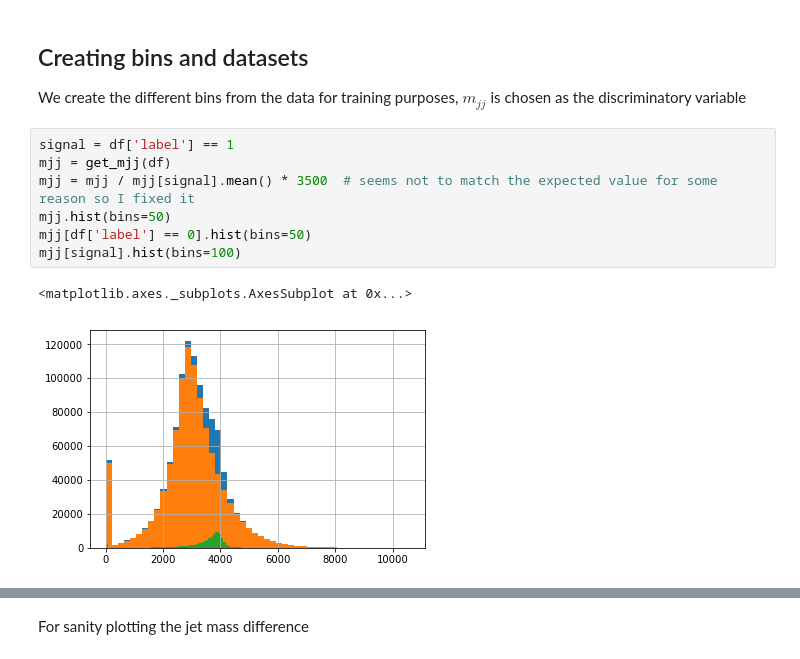
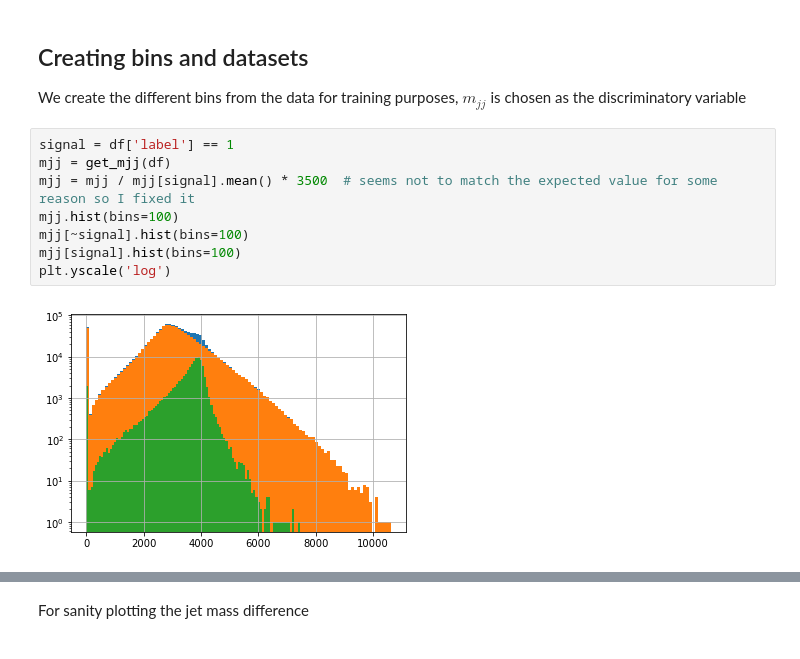
Before and after one commit to RotemMayo/NAF, a Jupyter notebook: ML4Jets.ipynb, the cells around one changed output, grey strips where cells are left out. Cells and saved outputs as stored; diff of their text form.

```diff
--- a/ML4Jets.ipynb
+++ b/ML4Jets.ipynb
@@ -320,12 +319,12 @@ We create the different bins from the data for training purposes, $m_{jj}$ is ch
 # %%
 signal = df['label'] == 1
 mjj = get_mjj(df)
 mjj = mjj / mjj[signal].mean() * 3500  # seems not to match the expected value for some reason so I fixed it
-mjj.hist(bins=50)
-mjj[df['label'] == 0].hist(bins=50)
+mjj.hist(bins=100)
+mjj[~signal].hist(bins=100)
 mjj[signal].hist(bins=100)
+plt.yscale('log')
 # %% [output]
-<matplotlib.axes._subplots.AxesSubplot at 0x...>
-[figure, old version]
+[figure, new version]
 # %%
 q = 8
```
Also changed, not shown: parts of 11 cells of this notebook, 1 other file.
